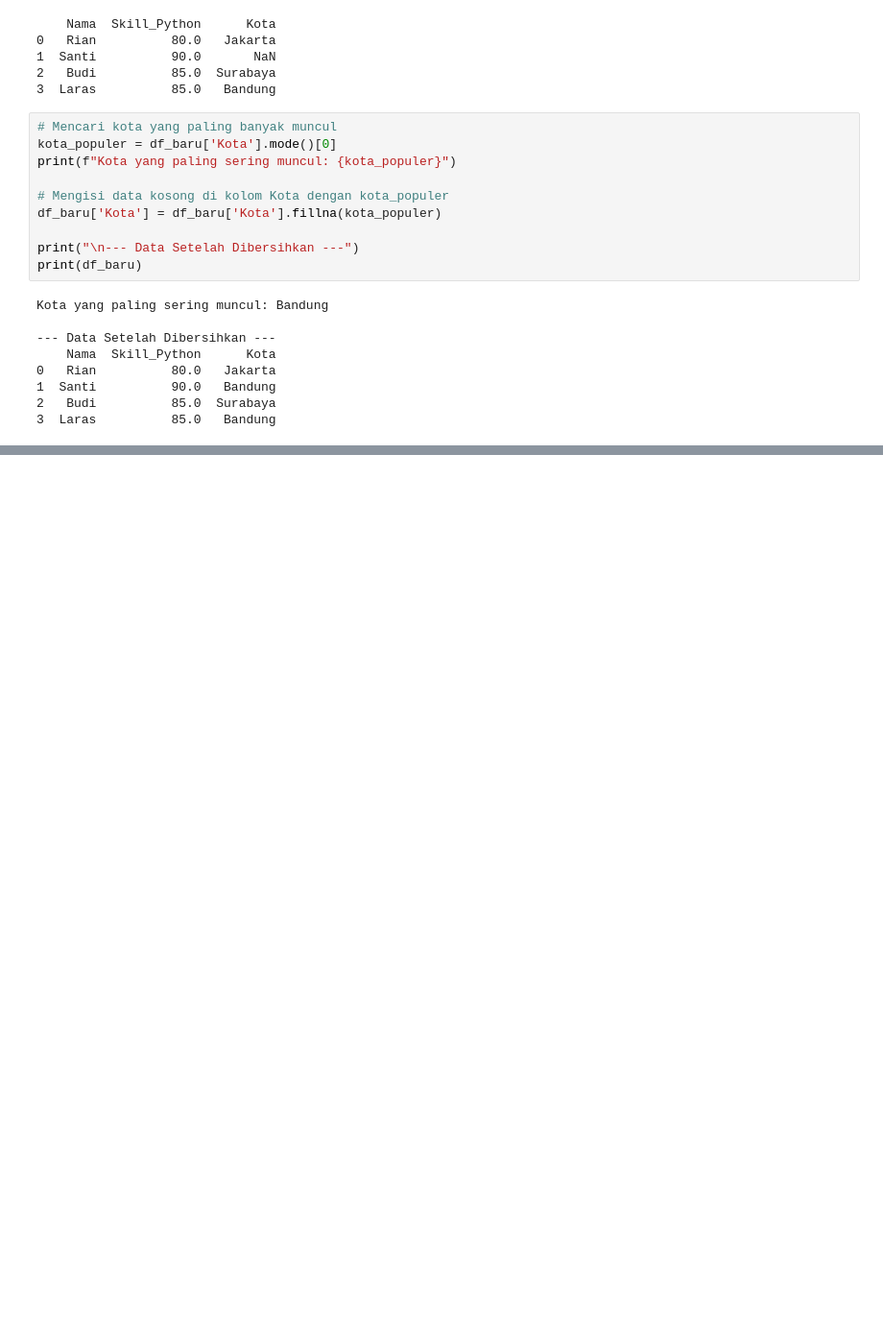
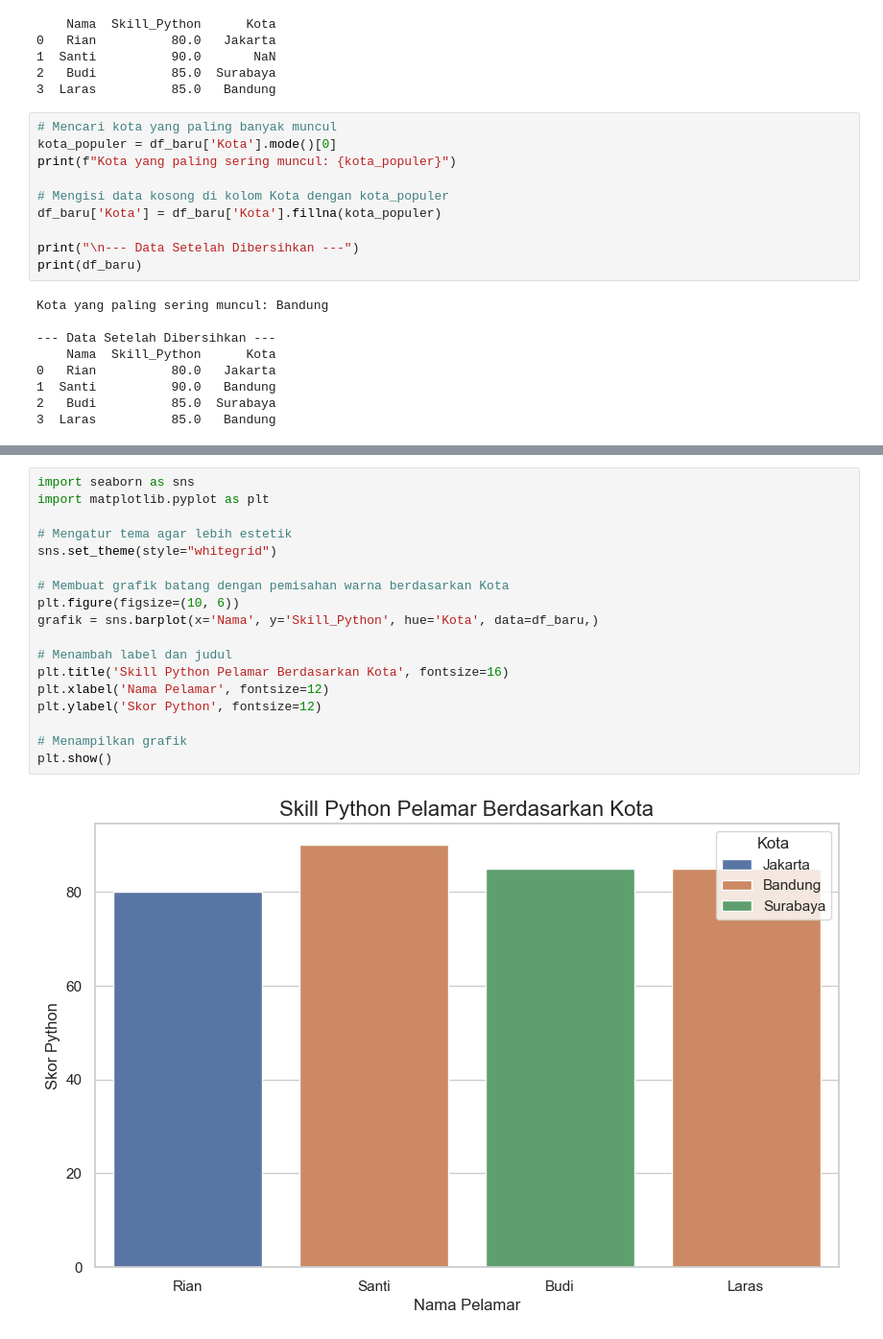
Before and after one commit to Abeyyyyyy/Python_Basic_Pandas, a Jupyter notebook: belajar_pandas.ipynb, the cells around one changed output, grey strips where cells are left out. Shown at 96% size. Drawn from its saved outputs; the diff is of its cells as text; blank space fills up the shorter version.

```diff
--- a/belajar_pandas.ipynb
+++ b/belajar_pandas.ipynb
@@ -138,0 +212,20 @@ Kota yang paling sering muncul: Bandung
+# %%
+import seaborn as sns
+import matplotlib.pyplot as plt
+
+# Mengatur tema agar lebih estetik
+sns.set_theme(style="whitegrid")
+
+# Membuat grafik batang dengan pemisahan warna berdasarkan Kota
+plt.figure(figsize=(10, 6))
+grafik = sns.barplot(x='Nama', y='Skill_Python', hue='Kota', data=df_baru,)
+
+# Menambah label dan judul
+plt.title('Skill Python Pelamar Berdasarkan Kota', fontsize=16)
+plt.xlabel('Nama Pelamar', fontsize=12)
+plt.ylabel('Skor Python', fontsize=12)
+
+# Menampilkan grafik
+plt.show()
+# %% [output]
+[figure, added]
```
Also changed, not shown: parts of 7 cells of this notebook, 1 other file.
